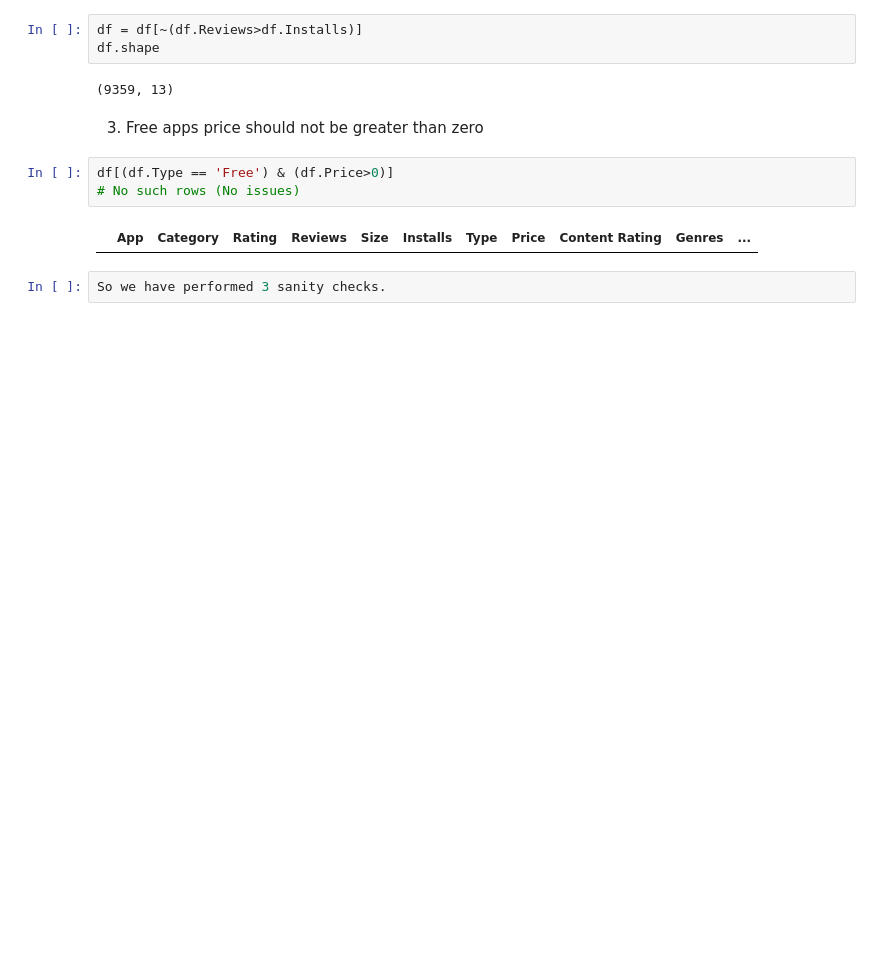
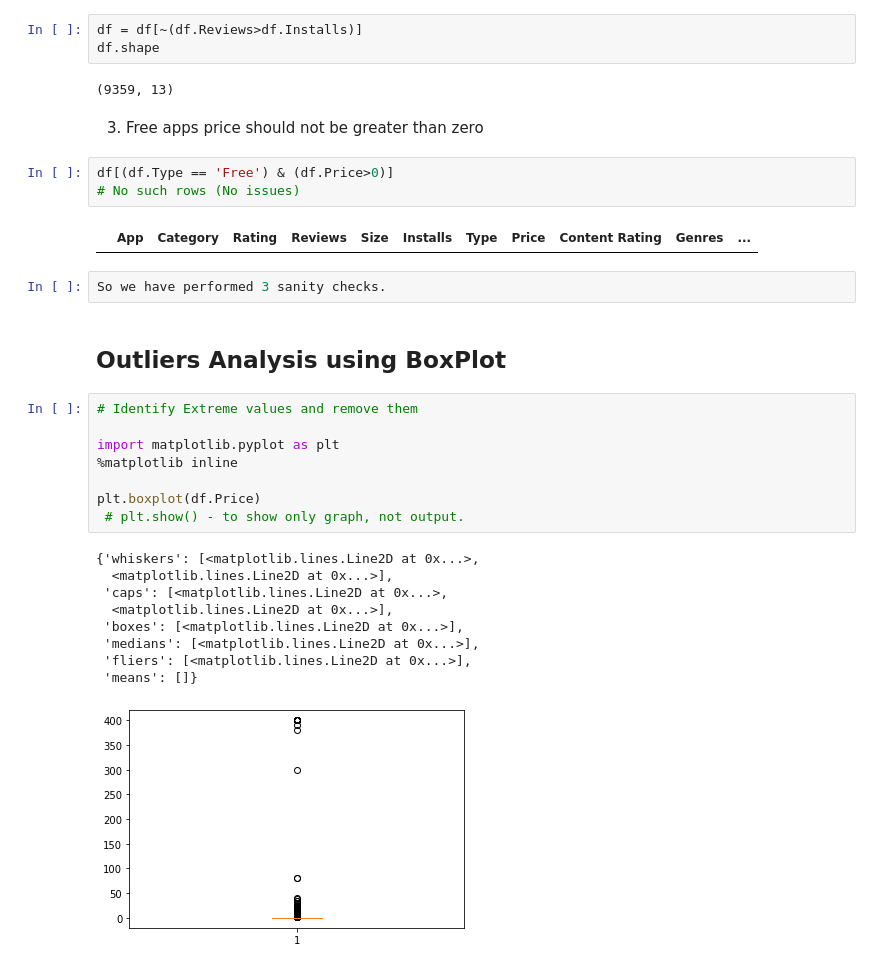
Before and after one commit to santoshkumarvagga/Data-Science, a Jupyter notebook: Matplotlib.ipynb, the cells around one changed output. Cells and saved outputs as stored; diff of their text form; blank space fills up the shorter version.

```diff
--- a/Matplotlib.ipynb
+++ b/Matplotlib.ipynb
@@ -619,3 +619,23 @@ df[(df.Type == 'Free') & (df.Price>0)]
 |  | App | Category | Rating | Reviews | Size | Installs | Type | Price | Content Rating | Genres | ... |
 # %%
 So we have performed 3 sanity checks.
+# %% [markdown]
+## Outliers Analysis using BoxPlot
+# %%
+# Identify Extreme values and remove them
+
+import matplotlib.pyplot as plt
+%matplotlib inline
+
+plt.boxplot(df.Price)
+ # plt.show() - to show only graph, not output.
+# %% [output]
+{'whiskers': [<matplotlib.lines.Line2D at 0x...>,
+  <matplotlib.lines.Line2D at 0x...>],
+ 'caps': [<matplotlib.lines.Line2D at 0x...>,
+  <matplotlib.lines.Line2D at 0x...>],
+ 'boxes': [<matplotlib.lines.Line2D at 0x...>],
+ 'medians': [<matplotlib.lines.Line2D at 0x...>],
+ 'fliers': [<matplotlib.lines.Line2D at 0x...>],
+ 'means': []}
+[figure, added]
```
Also changed, not shown: parts of 1 cell of this notebook.
